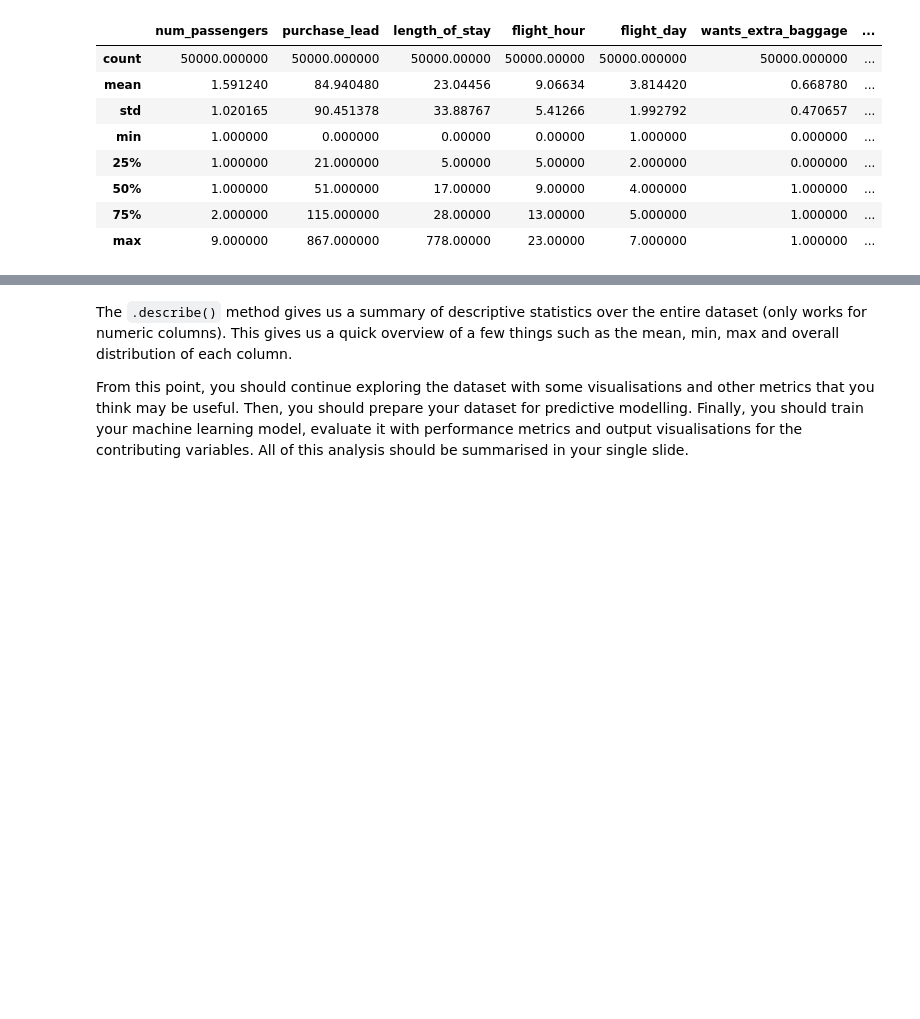
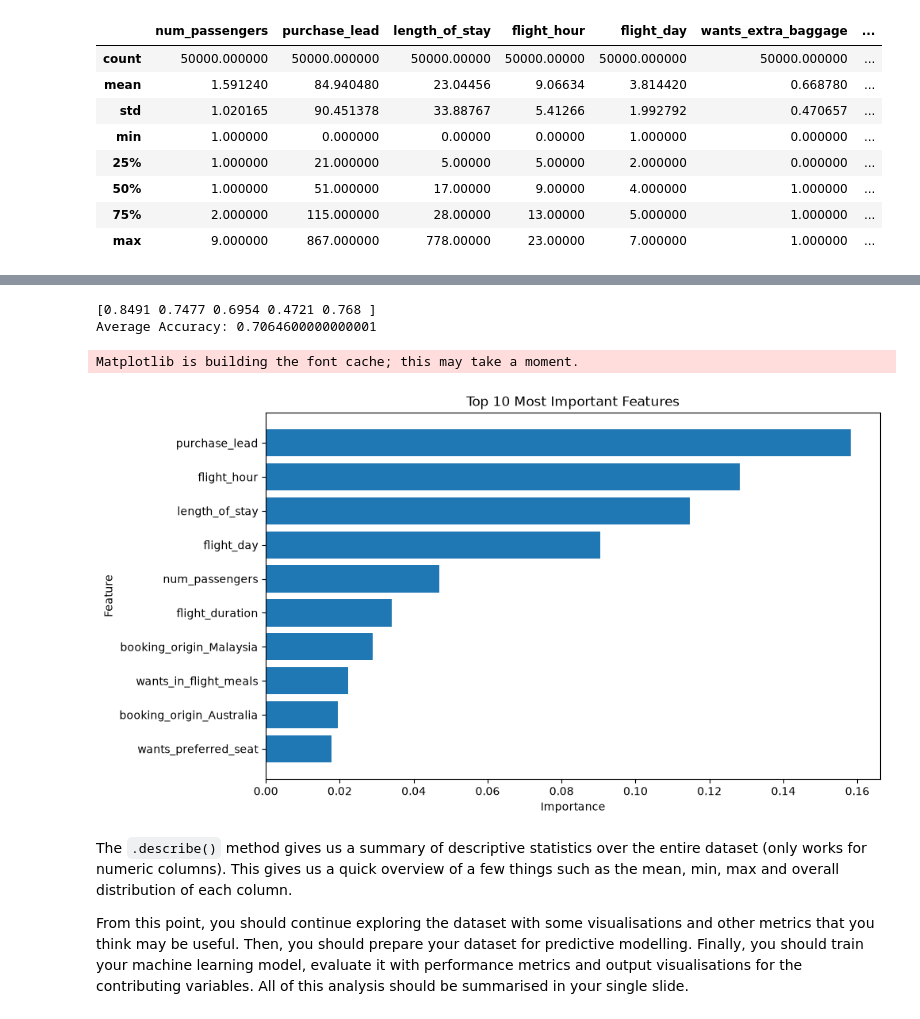
Before and after one commit to Busi1995/british-airways-customer-booking-prediction, a Jupyter notebook: Getting Started.ipynb, the cells around one changed output, grey strips where cells are left out. Drawn from its saved outputs; the diff is of its cells as text; code cells hidden in the pictures; blank space fills up the shorter version.

```diff
--- a/Getting Started.ipynb
+++ b/Getting Started.ipynb
@@ -94,0 +117,6 @@ df.describe()
+# %%
+X = df.drop("booking_complete", axis=1)
+y = df["booking_complete"]
+
+print(X.shape)
+print(y.shape)
@@ -94,0 +126,5 @@ df.describe()
+# %%
+X = pd.get_dummies(X, drop_first=True)
+
+print(X.shape)
+X.head()
@@ -94,0 +159,6 @@ df.describe()
+# %%
+from sklearn.ensemble import RandomForestClassifier
+
+model = RandomForestClassifier(random_state=42)
+
+model.fit(X_train, y_train)
@@ -94,0 +194,14 @@ df.describe()
+# %%
+import pandas as pd
+
+feature_importance = pd.DataFrame({
+    "Feature": X_train.columns,
+    "Importance": model.feature_importances_
+})
+
+feature_importance = feature_importance.sort_values(
+    by="Importance",
+    ascending=False
+)
+
+feature_importance.head(10)
@@ -95,3 +220,28 @@ df.describe()
+# %%
+from sklearn.model_selection import cross_val_score
+
+scores = cross_val_score(model, X, y, cv=5)
+
+print(scores)
+print("Average Accuracy:", scores.mean())
+# %% [output]
+[0.8491 0.7477 0.6954 0.4721 0.768 ]
+Average Accuracy: 0.7064600000000001
+# %%
+import matplotlib.pyplot as plt
+
+top10 = feature_importance.head(10)
+
+plt.figure(figsize=(10,6))
+plt.barh(top10["Feature"], top10["Importance"])
+plt.xlabel("Importance")
+plt.ylabel("Feature")
+plt.title("Top 10 Most Important Features")
+plt.gca().invert_yaxis()
+plt.show()
+# %% [output]
+Matplotlib is building the font cache; this may take a moment.
+[figure, added]
 # %% [markdown]
 The `.describe()` method gives us a summary of descriptive statistics over the entire dataset (only works for numeric columns). This gives us a quick overview of a few things such as the mean, min, max and overall distribution of each column.
 
```
Also changed, not shown: parts of 12 cells of this notebook.
